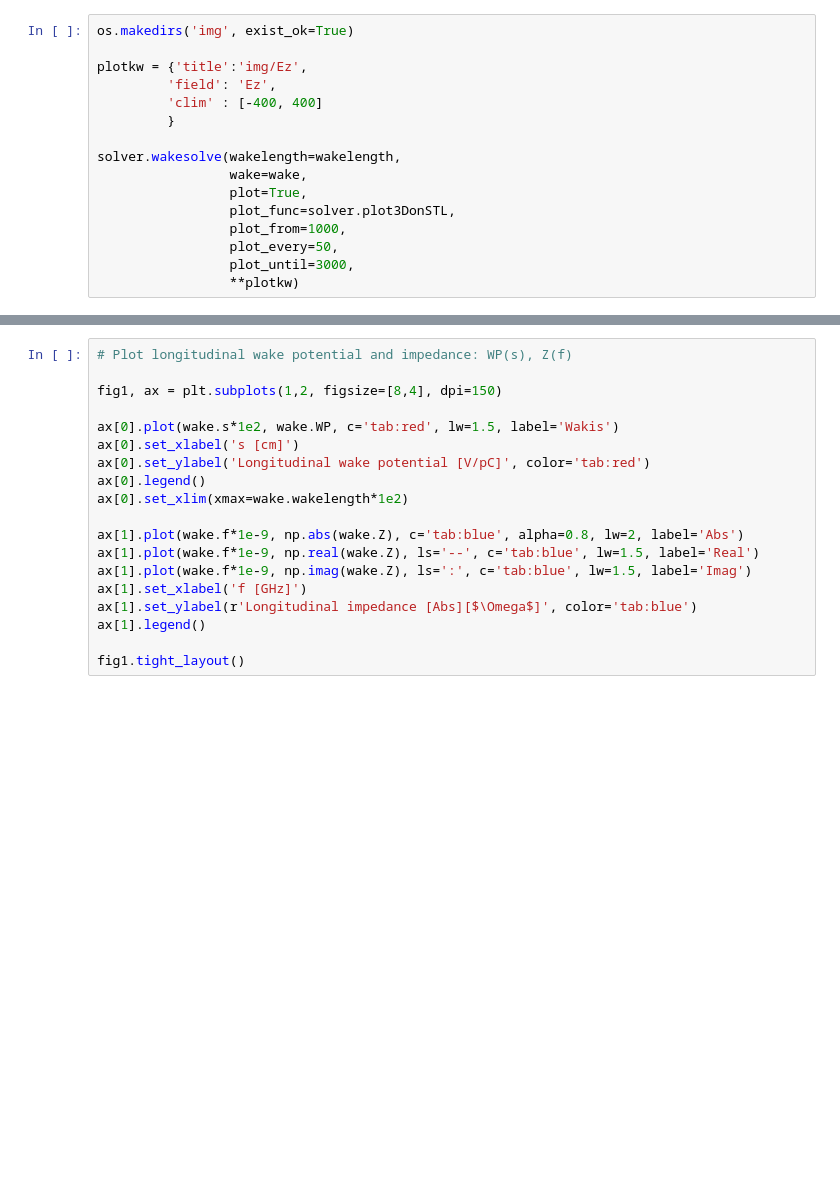
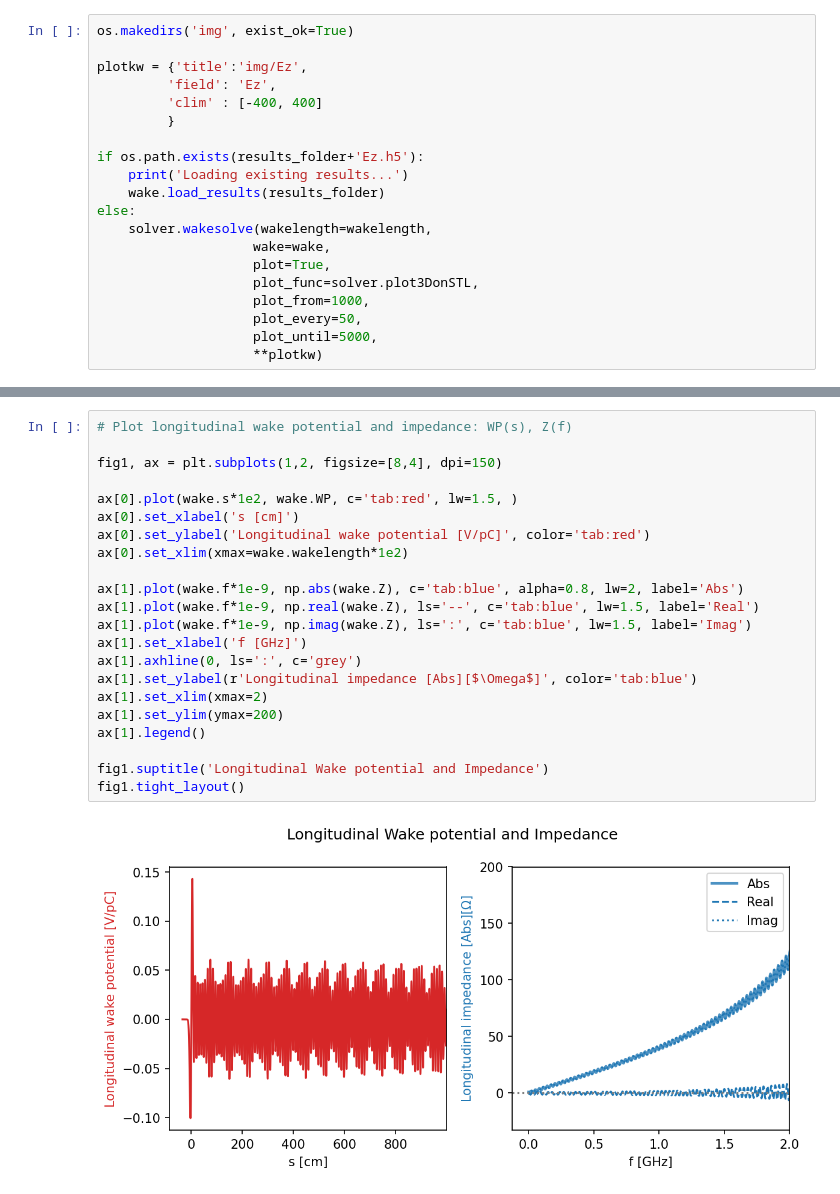
Before and after one commit to JUAS-tutorials/collective-effects-xsuite-tutorials, a Jupyter notebook: Impedance-demo.ipynb, the cells around one changed output, grey strips where cells are left out. Saved outputs shown, nothing was run; the diff lists cells and outputs as text; blank space fills up the shorter version.

```diff
--- a/Impedance-demo.ipynb
+++ b/Impedance-demo.ipynb
@@ -159,11 +179,15 @@ plotkw = {'title':'img/Ez',
          'clim' : [-400, 400]
          }
 
-solver.wakesolve(wakelength=wakelength,
-                 wake=wake,
-                 plot=True,
-                 plot_func=solver.plot3DonSTL,
-                 plot_from=1000,
-                 plot_every=50,
-                 plot_until=3000,
-                 **plotkw)
+if os.path.exists(results_folder+'Ez.h5'):
+    print('Loading existing results...')
+    wake.load_results(results_folder)
+else:
+    solver.wakesolve(wakelength=wakelength,
+                    wake=wake,
+                    plot=True,
+                    plot_func=solver.plot3DonSTL,
+                    plot_from=1000,
+                    plot_every=50,
+                    plot_until=5000,
+                    **plotkw)
@@ -193,22 +204,27 @@ plt.show()
 # %%
 # Plot longitudinal wake potential and impedance: WP(s), Z(f)
 
 fig1, ax = plt.subplots(1,2, figsize=[8,4], dpi=150)
 
-ax[0].plot(wake.s*1e2, wake.WP, c='tab:red', lw=1.5, label='Wakis')
+ax[0].plot(wake.s*1e2, wake.WP, c='tab:red', lw=1.5, )
 ax[0].set_xlabel('s [cm]')
 ax[0].set_ylabel('Longitudinal wake potential [V/pC]', color='tab:red')
-ax[0].legend()
 ax[0].set_xlim(xmax=wake.wakelength*1e2)
 
 ax[1].plot(wake.f*1e-9, np.abs(wake.Z), c='tab:blue', alpha=0.8, lw=2, label='Abs')
 ax[1].plot(wake.f*1e-9, np.real(wake.Z), ls='--', c='tab:blue', lw=1.5, label='Real')
 ax[1].plot(wake.f*1e-9, np.imag(wake.Z), ls=':', c='tab:blue', lw=1.5, label='Imag')
 ax[1].set_xlabel('f [GHz]')
+ax[1].axhline(0, ls=':', c='grey')
 ax[1].set_ylabel(r'Longitudinal impedance [Abs][$\Omega$]', color='tab:blue')
+ax[1].set_xlim(xmax=2)
+ax[1].set_ylim(ymax=200)
 ax[1].legend()
 
+fig1.suptitle('Longitudinal Wake potential and Impedance')
 fig1.tight_layout()
+# %% [output]
+[figure, added]
 # %%
 # Plot transverse Dipolar Y: WPy(s), Zy(f)
 
```
Also changed, not shown: parts of 28 cells of this notebook, 8 other files.
